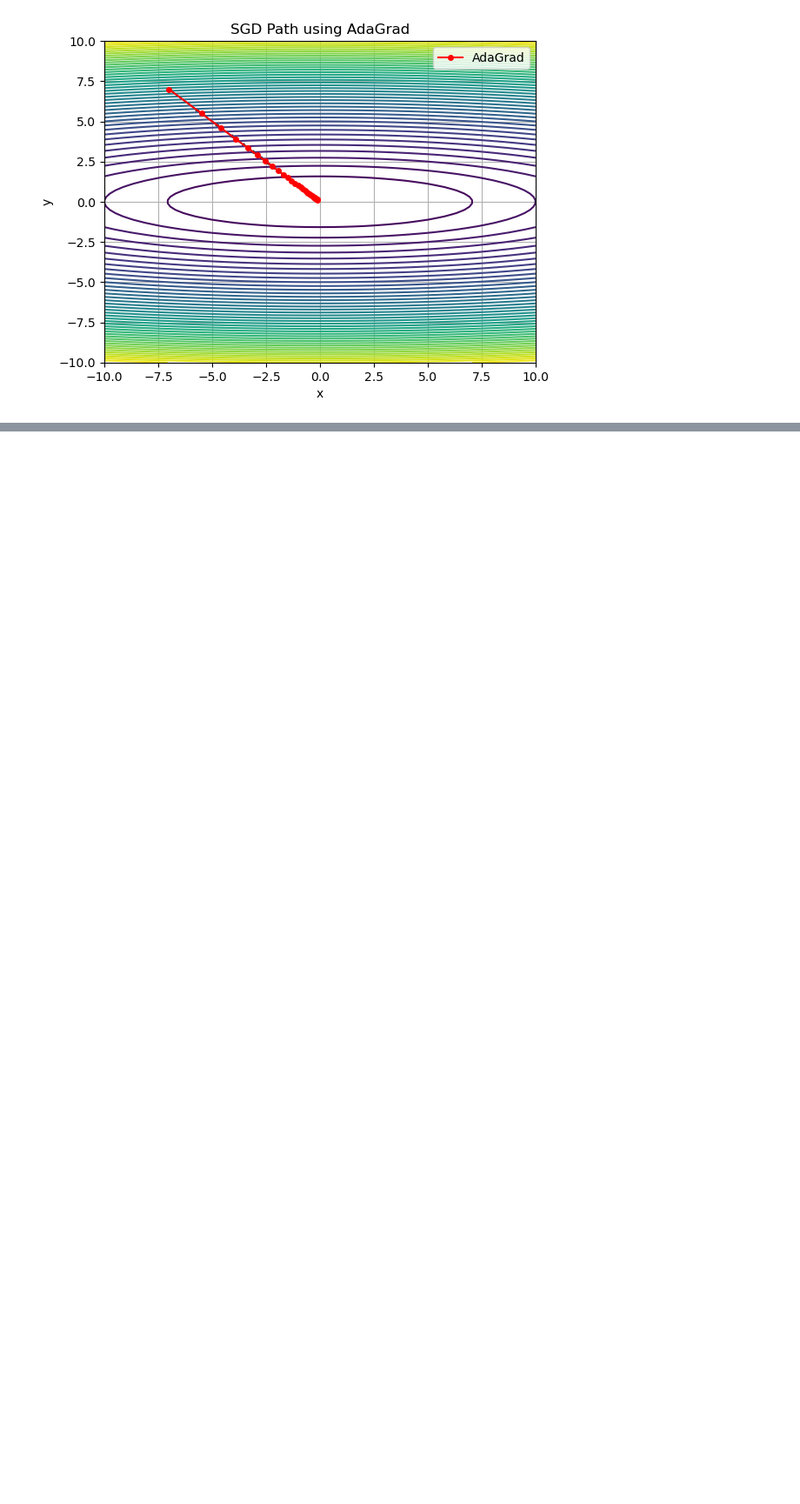
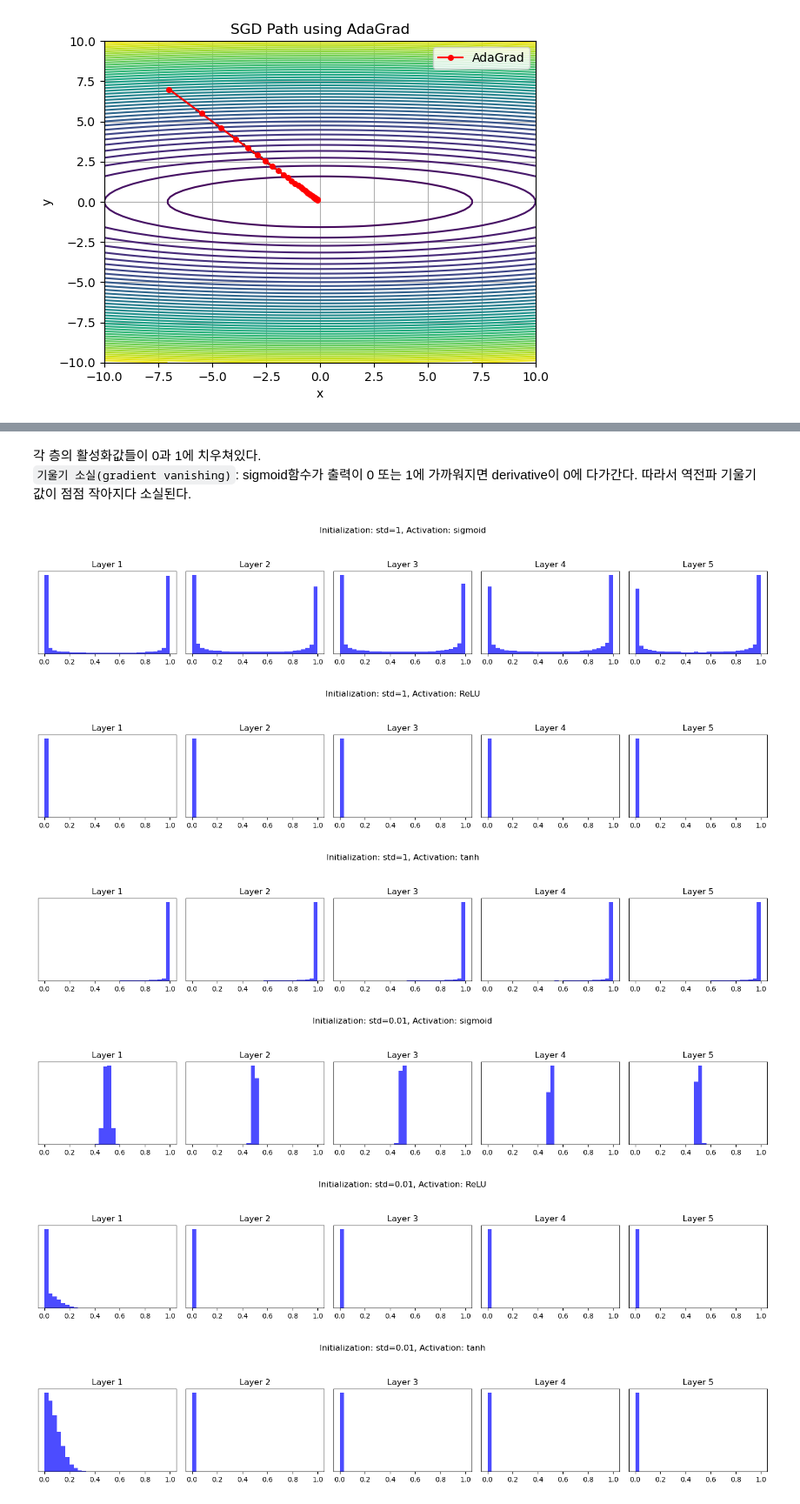
Before and after one commit to maximizemaxwell/DL-from-scratch, a Jupyter notebook: chp6/chp6.ipynb, the cells around one changed output, grey strips where cells are left out. Shown at 87% size. Cells and saved outputs as stored; diff of their text form; code cells hidden in the pictures; blank space fills up the shorter version.

```diff
--- a/chp6/chp6.ipynb
+++ b/chp6/chp6.ipynb
@@ -328,0 +504,74 @@ plot_optimization_path(adagrad_optimizer, "AdaGrad")
+# %% [markdown]
+각 층의 활성화값들이 0과 1에 치우쳐있다.
+`기울기 소실(gradient vanishing)`: sigmoid함수가 출력이 0 또는 1에 가까워지면 derivative이 0에 다가간다. 따라서 역전파 기울기 값이 점점 작아지다 소실된다.
+# %%
+# coding: utf-8
+import numpy as np
+import matplotlib.pyplot as plt
+
+# 활성화 함수 정의
+def sigmoid(x):
+    return 1 / (1 + np.exp(-x))
+
+def ReLU(x):
+    return np.maximum(0, x)
+
+def tanh(x):
+    return np.tanh(x)
+
+# 설정
+input_data = np.random.randn(1000, 100)  # 1000개의 데이터
+node_num = 100  # 각 은닉층의 노드(뉴런) 수
+hidden_layer_size = 5  # 은닉층이 5개
+
+# 실험할 초기화 방법과 활성화 함수 정의
+initialization_methods = {
+    "std=1": lambda: np.random.randn(node_num, node_num) * 1,
+    "std=0.01": lambda: np.random.randn(node_num, node_num) * 0.01,
+    "Xavier": lambda: np.random.randn(node_num, node_num) * np.sqrt(1.0 / node_num),
+    "He": lambda: np.random.randn(node_num, node_num) * np.sqrt(2.0 / node_num)
+}
+
+activation_functions = {
+    "sigmoid": sigmoid,
+    "ReLU": ReLU,
+    "tanh": tanh
+}
+
+# 각 초기화 및 활성화 함수 조합에 대해 레이어별 활성화 분포 시각화
+for init_name, init_func in initialization_methods.items():
+    for act_name, act_func in activation_functions.items():
+        x = input_data
+        activations = {}
+
+        for i in range(hidden_layer_size):
+            if i != 0:
+                x = activations[i - 1]
+
+            # 초기화와 활성화 함수 적용
+            w = init_func()
+            a = np.dot(x, w)
+            z = act_func(a)
+
+            activations[i] = z
+
+        # 그래프 생성
+        fig, axes = plt.subplots(1, hidden_layer_size, figsize=(15, 3))
+        fig.suptitle(f"Initialization: {init_name}, Activation: {act_name}")
+
+        # 각 레이어의 히스토그램 그리기
+        for i in range(hidden_layer_size):
+            ax = axes[i]
+            ax.hist(activations[i].flatten(), bins=30, range=(0, 1), color='b', alpha=0.7)
+            ax.set_title(f"Layer {i+1}")
+            ax.set_yticks([])
+
+        plt.tight_layout(rect=[0, 0, 1, 0.9])  # 제목을 위한 여백 조정
+        plt.show()
+# %% [output]
+[figure, added]
+[figure, added]
+[figure, added]
+[figure, added]
+[figure, added]
+[figure, added]
```
Also changed, not shown: parts of 10 cells of this notebook.
